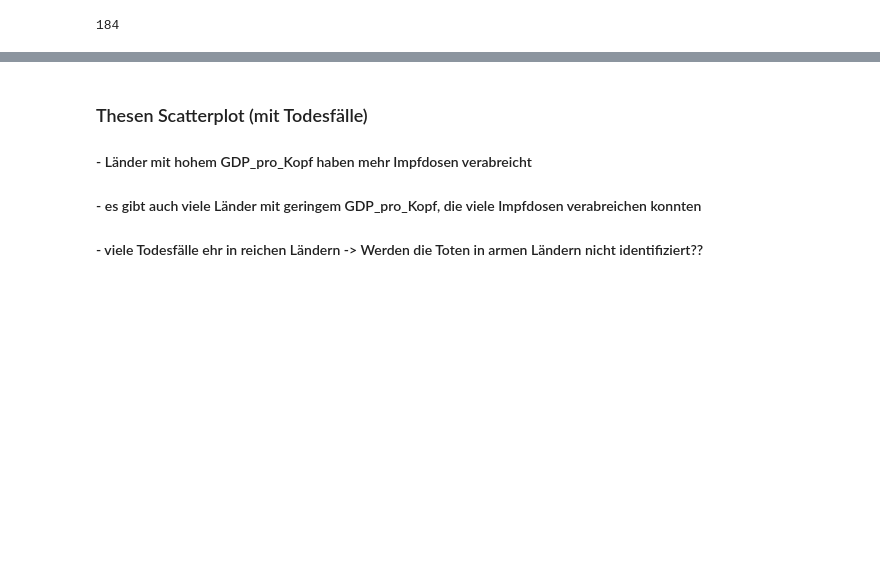
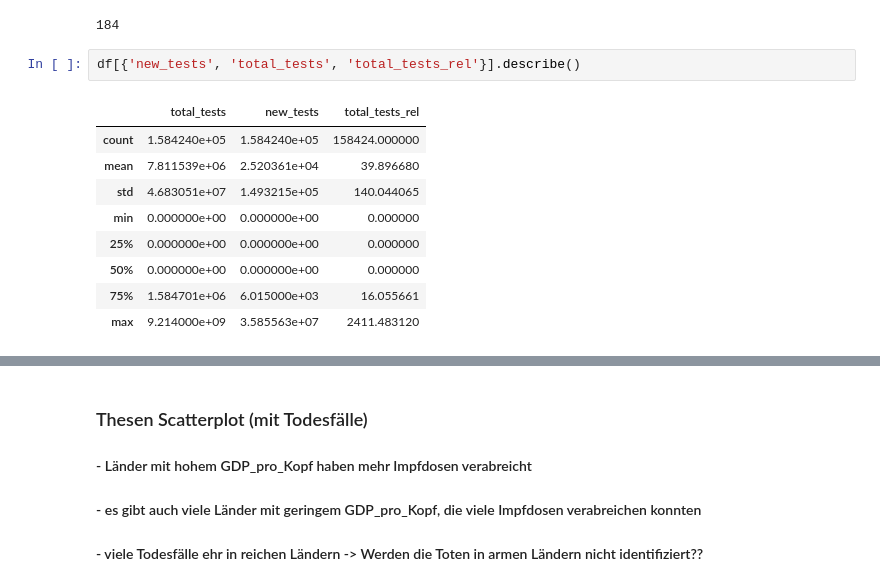
Before and after one commit to espelling/Bachelor_thesis, a Jupyter notebook: EDA.ipynb, the cells around one changed output, grey strips where cells are left out. Saved outputs shown, nothing was run; the diff lists cells and outputs as text; blank space fills up the shorter version.

```diff
--- a/EDA.ipynb
+++ b/EDA.ipynb
@@ -35,3 +35,15 @@ memory usage: 23.0+ MB
 df['Country'].nunique()
 # %% [output]
 184
+# %%
+df[{'new_tests', 'total_tests', 'total_tests_rel'}].describe()
+# %% [output]
+|  | total_tests | new_tests | total_tests_rel |
+| count | 1.584240e+05 | 1.584240e+05 | 158424.000000 |
+| mean | 7.811539e+06 | 2.520361e+04 | 39.896680 |
+| std | 4.683051e+07 | 1.493215e+05 | 140.044065 |
+| min | 0.000000e+00 | 0.000000e+00 | 0.000000 |
+| 25% | 0.000000e+00 | 0.000000e+00 | 0.000000 |
+| 50% | 0.000000e+00 | 0.000000e+00 | 0.000000 |
+| 75% | 1.584701e+06 | 6.015000e+03 | 16.055661 |
+| max | 9.214000e+09 | 3.585563e+07 | 2411.483120 |
```
Also changed, not shown: parts of 6 cells of this notebook, 2 other files.
